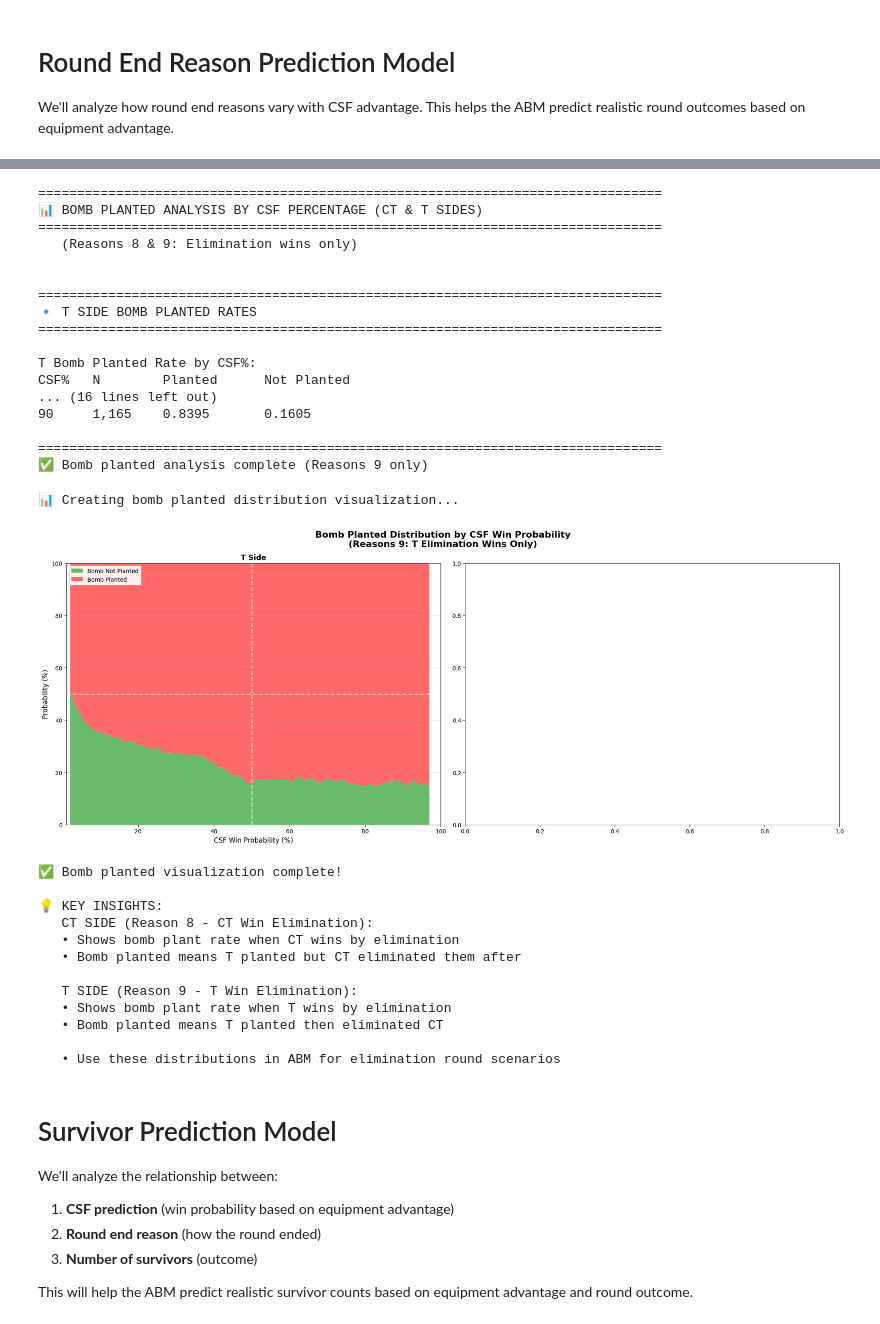
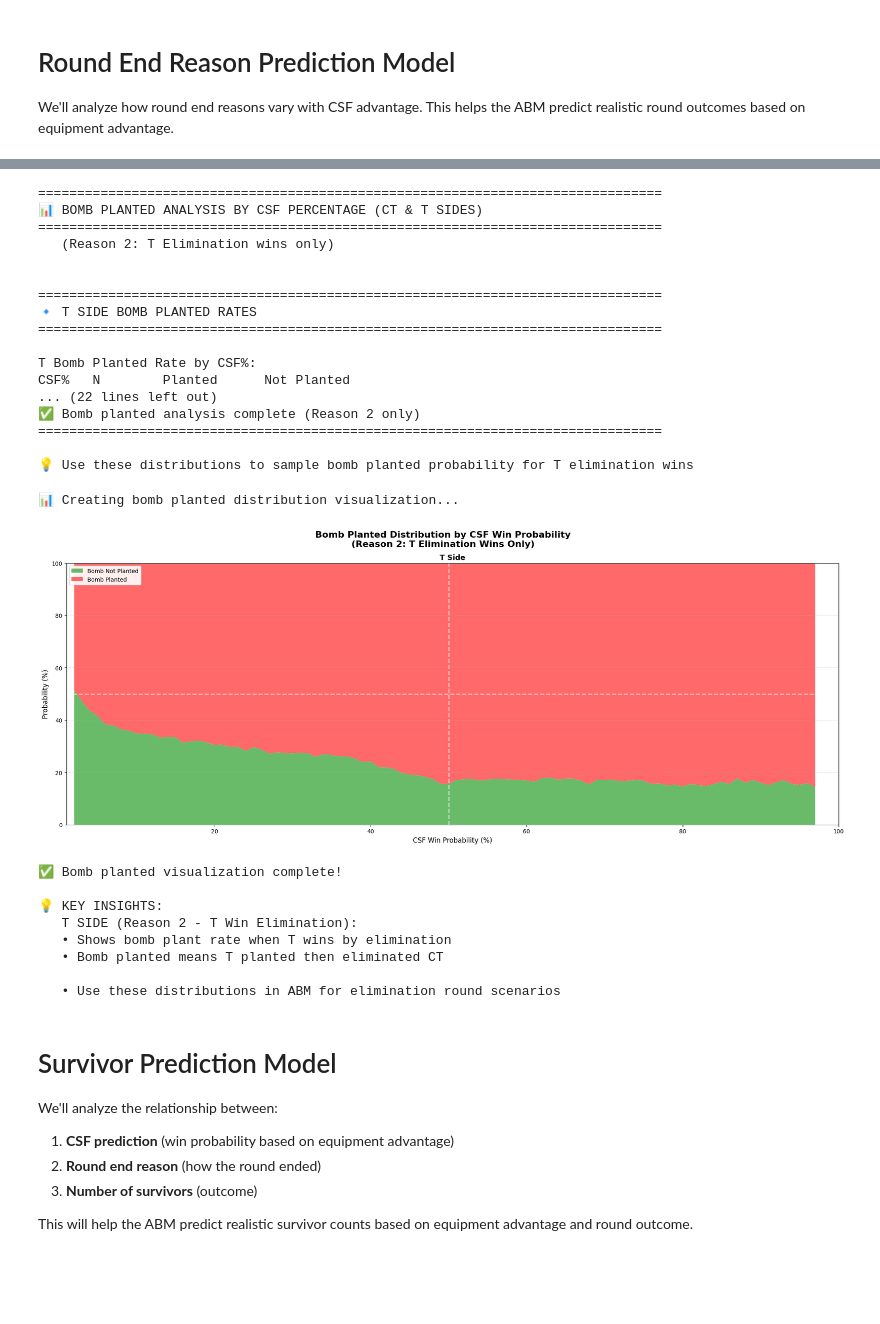
Before and after one commit to petz15/csgo_parser_analytics, a Jupyter notebook: abm_v6.ipynb, the cells around one changed output, grey strips where cells are left out. Cells and saved outputs as stored; diff of their text form; code cells hidden in the pictures; blank space fills up the shorter version.

```diff
--- a/abm_v6.ipynb
+++ b/abm_v6.ipynb
@@ -697,11 +1020,11 @@ print("   • Use these distributions in ABM to sample realistic round outcomes
 print("="*80)
 print("📊 BOMB PLANTED ANALYSIS BY CSF PERCENTAGE (CT & T SIDES)")
 print("="*80)
-print("   (Reasons 8 & 9: Elimination wins only)")
+print("   (Reason 2: T Elimination wins only)")
 print()
 
 # Analyze bomb planted rates by CSF percentage for CT and T sides
-# Only look at  reason 9 (T Win Elimination)
+# Only look at reason 2 (T Win Elimination - was 9)
 bomb_planted_analysis = {}
 
 for side in ['T']:
@@ -719,9 +1042,9 @@ for side in ['T']:
 
         # Determine which rounds this side won AND filter by elimination reasons only
         if side == 'T':
-            # T wins by elimination (reason 9)
+            # T wins by elimination (reason 2 - was 9)
             df_side = df_csf[(df_csf['ct_winner'] == False) &
-                            (df_csf['round_end_reason'] == 9)].copy()
+                            (df_csf['round_end_reason'] == 2)].copy()
 
         if len(df_side) < 5:
             continue
@@ -754,12 +1077,15 @@ for side in ['T']:
 
 print()
 print("="*80)
-print("✅ Bomb planted analysis complete (Reasons 9 only)")
+print("✅ Bomb planted analysis complete (Reason 2 only)")
+print("="*80)
+print()
+print("💡 Use these distributions to sample bomb planted probability for T elimination wins")
 # %% [output]
 ================================================================================
 📊 BOMB PLANTED ANALYSIS BY CSF PERCENTAGE (CT & T SIDES)
 ================================================================================
-   (Reasons 8 & 9: Elimination wins only)
+   (Reason 2: T Elimination wins only)
 
 
 ================================================================================
@@ -768,19 +1094,19 @@ print("✅ Bomb planted analysis complete (Reasons 9 only)")
 
 T Bomb Planted Rate by CSF%:
 CSF%   N        Planted      Not Planted
-... (16 lines left out)
-90     1,165    0.8395       0.1605
+... (22 lines left out)
+✅ Bomb planted analysis complete (Reason 2 only)
+================================================================================
 
-================================================================================
-✅ Bomb planted analysis complete (Reasons 9 only)
+💡 Use these distributions to sample bomb planted probability for T elimination wins
 # %%
 # Visualize bomb planted distributions with stacked area plots (CT and T sides)
 print("📊 Creating bomb planted distribution visualization...")
 print()
 
 # Create visualization for CT and T sides
-fig, axes = plt.subplots(1, 2, figsize=(20, 8))
-fig.suptitle('Bomb Planted Distribution by CSF Win Probability\n(Reasons 9: T Elimination Wins Only)',
+fig, axes = plt.subplots(1, 1, figsize=(20, 8))
+fig.suptitle('Bomb Planted Distribution by CSF Win Probability\n(Reason 2: T Elimination Wins Only)',
              fontsize=16, fontweight='bold')
 
 # Define colors
@@ -790,14 +1116,14 @@ colors_bomb = {
 }
 
 for side_idx, side in enumerate(['T']):
-    ax = axes[side_idx]
+
 
     if side not in bomb_planted_analysis or not bomb_planted_analysis[side]:
-        ax.text(0.5, 0.5, 'No Data', ha='center', va='center',
-               transform=ax.transAxes, fontsize=14)
-        ax.set_xlabel('CSF Win Probability (%)', fontsize=12)
-        ax.set_ylabel('Probability (%)', fontsize=12)
-        ax.set_title(f'{side} Side', fontsize=13, fontweight='bold')
+        axes.text(0.5, 0.5, 'No Data', ha='center', va='center',
+               transform=axes.transAxes, fontsize=14)
+        axes.set_xlabel('CSF Win Probability (%)', fontsize=12)
+        axes.set_ylabel('Probability (%)', fontsize=12)
+        axes.set_title(f'{side} Side', fontsize=13, fontweight='bold')
         continue
 
     side_data = bomb_planted_analysis[side]
@@ -809,57 +1135,49 @@ for side_idx, side in enumerate(['T']):
 
     for csf_pct in csf_percentages:
         data = side_data[csf_pct]
         planted_probs.append(data['bomb_planted_probability'] * 100)
         not_planted_probs.append(data['bomb_not_planted_probability'] * 100)
 
     # Stack the areas
     y_data = np.array([not_planted_probs, planted_probs])
     labels = ['Bomb Not Planted', 'Bomb Planted']
     color_list = [colors_bomb['not_planted'], colors_bomb['planted']]
 
-    ax.stackplot(csf_percentages, y_data,
+    axes.stackplot(csf_percentages, y_data,
                 labels=labels,
                 colors=color_list, alpha=0.8)
 
     # Formatting
-    ax.set_xlabel('CSF Win Probability (%)', fontsize=12)
-    ax.set_ylabel('Probability (%)', fontsize=12)
-    ax.set_title(f'{side} Side', fontsize=13, fontweight='bold')
-    ax.legend(loc='upper left', fontsize=10, framealpha=0.9)
-    ax.grid(True, alpha=0.3, axis='y')
-    ax.set_xlim(1, 100)
-    ax.set_ylim(0, 100)
+    axes.set_xlabel('CSF Win Probability (%)', fontsize=12)
+    axes.set_ylabel('Probability (%)', fontsize=12)
+    axes.set_title(f'{side} Side', fontsize=13, fontweight='bold')
+    axes.legend(loc='upper left', fontsize=10, framealpha=0.9)
+    axes.grid(True, alpha=0.3, axis='y')
+    axes.set_xlim(1, 100)
+    axes.set_ylim(0, 100)
 
     # Add reference line at 50%
-    ax.axhline(y=50, color='white', linestyle='--', alpha=0.6, linewidth=2)
-    ax.axvline(x=50, color='white', linestyle='--', alpha=0.6, linewidth=2)
+    axes.axhline(y=50, color='white', linestyle='--', alpha=0.6, linewidth=2)
+    axes.axvline(x=50, color='white', linestyle='--', alpha=0.6, linewidth=2)
 
 plt.tight_layout()
 plt.show()
 
 print("✅ Bomb planted visualization complete!")
 print()
 print("💡 KEY INSIGHTS:")
-print("   CT SIDE (Reason 8 - CT Win Elimination):")
-print("   • Shows bomb plant rate when CT wins by elimination")
-print("   • Bomb planted means T planted but CT eliminated them after")
-print()
-print("   T SIDE (Reason 9 - T Win Elimination):")
+print("   T SIDE (Reason 2 - T Win Elimination):")
 print("   • Shows bomb plant rate when T wins by elimination")
 print("   • Bomb planted means T planted then eliminated CT")
 print()
 print("   • Use these distributions in ABM for elimination round scenarios")
 # %% [output]
 📊 Creating bomb planted distribution visualization...
-[figure, old version]
+[figure, new version]
 ✅ Bomb planted visualization complete!
 
 💡 KEY INSIGHTS:
-   CT SIDE (Reason 8 - CT Win Elimination):
-   • Shows bomb plant rate when CT wins by elimination
-   • Bomb planted means T planted but CT eliminated them after
-
-   T SIDE (Reason 9 - T Win Elimination):
+   T SIDE (Reason 2 - T Win Elimination):
    • Shows bomb plant rate when T wins by elimination
    • Bomb planted means T planted then eliminated CT
 
```
Also changed, not shown: parts of 13 cells of this notebook, 12 other files.
